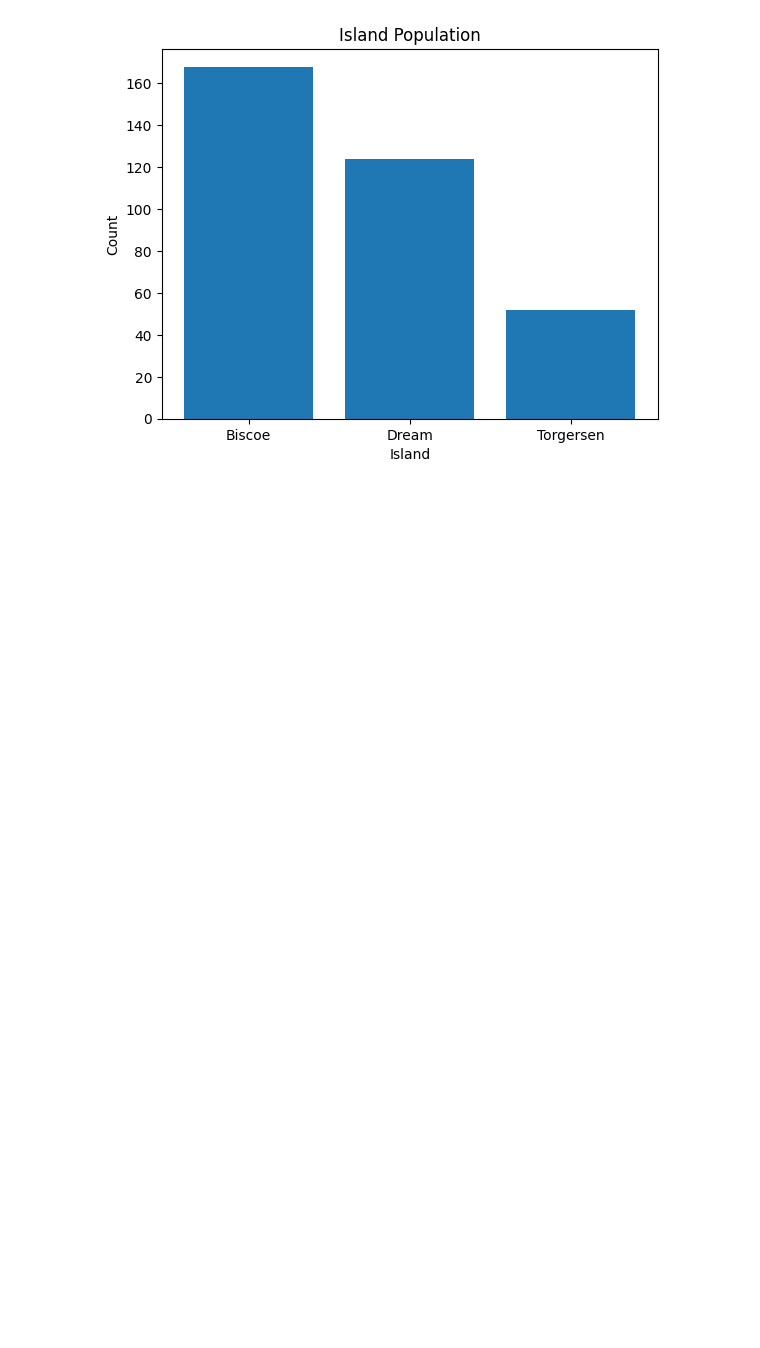
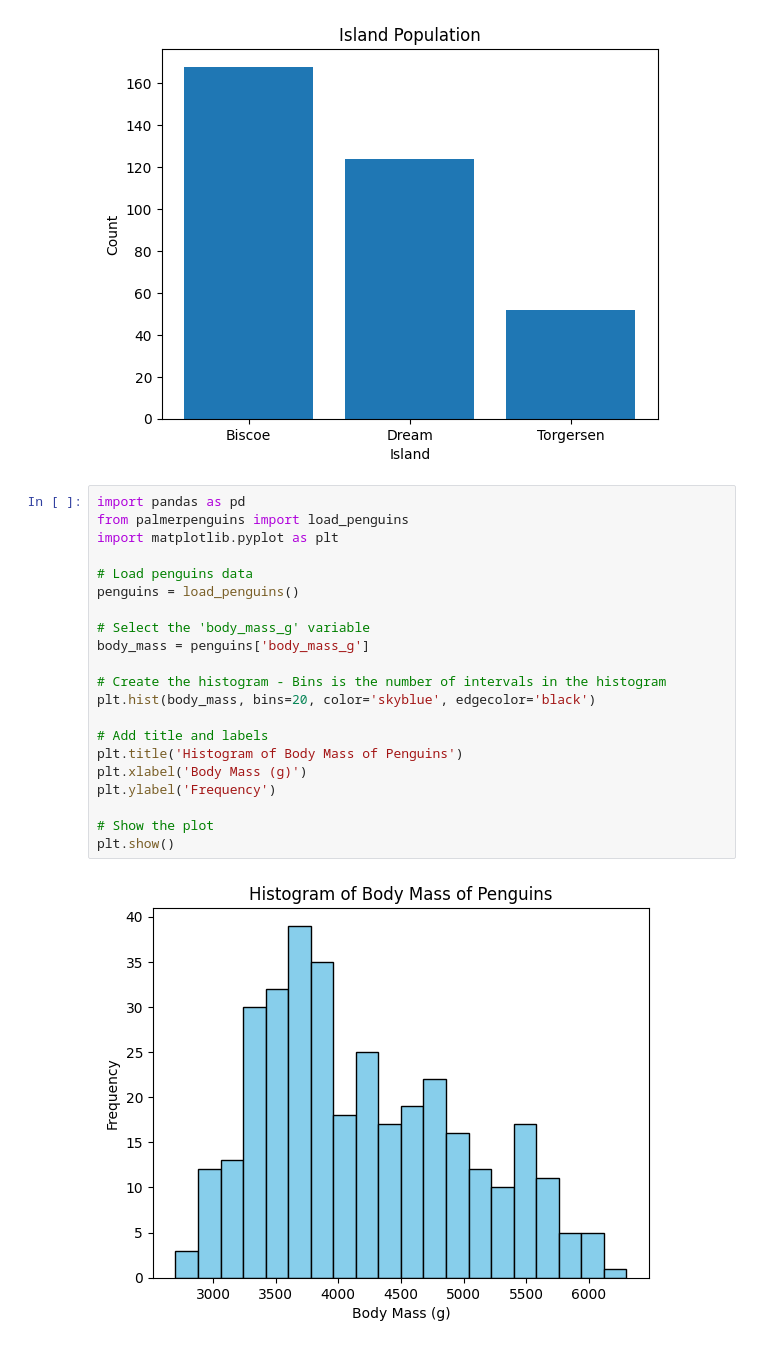
Before and after one commit to daveysull/principles_of_DA_project, a Jupyter notebook: mywork.ipynb, the cells around one changed output. Saved outputs shown, nothing was run; the diff lists cells and outputs as text; blank space fills up the shorter version.

```diff
--- a/mywork.ipynb
+++ b/mywork.ipynb
@@ -157,3 +157,26 @@ plt.ylabel('Count')
 plt.show()
 # %% [output]
 [figure]
+# %%
+import pandas as pd
+from palmerpenguins import load_penguins
+import matplotlib.pyplot as plt
+
+# Load penguins data
+penguins = load_penguins()
+
+# Select the 'body_mass_g' variable
+body_mass = penguins['body_mass_g']
+
+# Create the histogram - Bins is the number of intervals in the histogram
+plt.hist(body_mass, bins=20, color='skyblue', edgecolor='black')
+
+# Add title and labels
+plt.title('Histogram of Body Mass of Penguins')
+plt.xlabel('Body Mass (g)')
+plt.ylabel('Frequency')
+
+# Show the plot
+plt.show()
+# %% [output]
+[figure, added]
```
